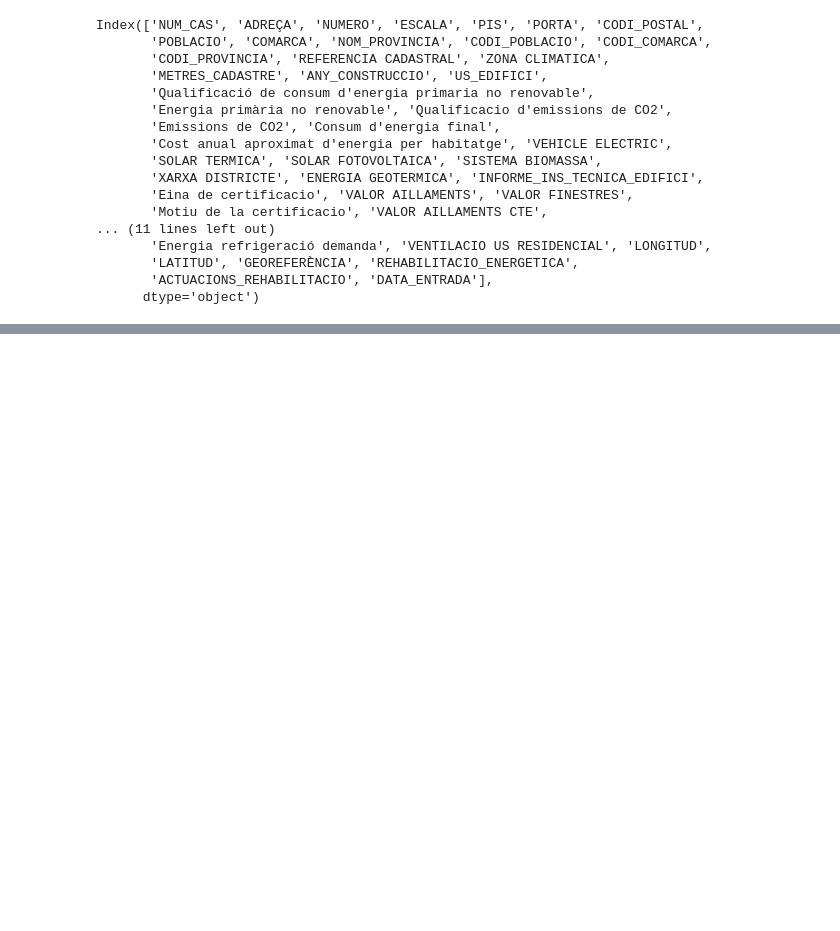
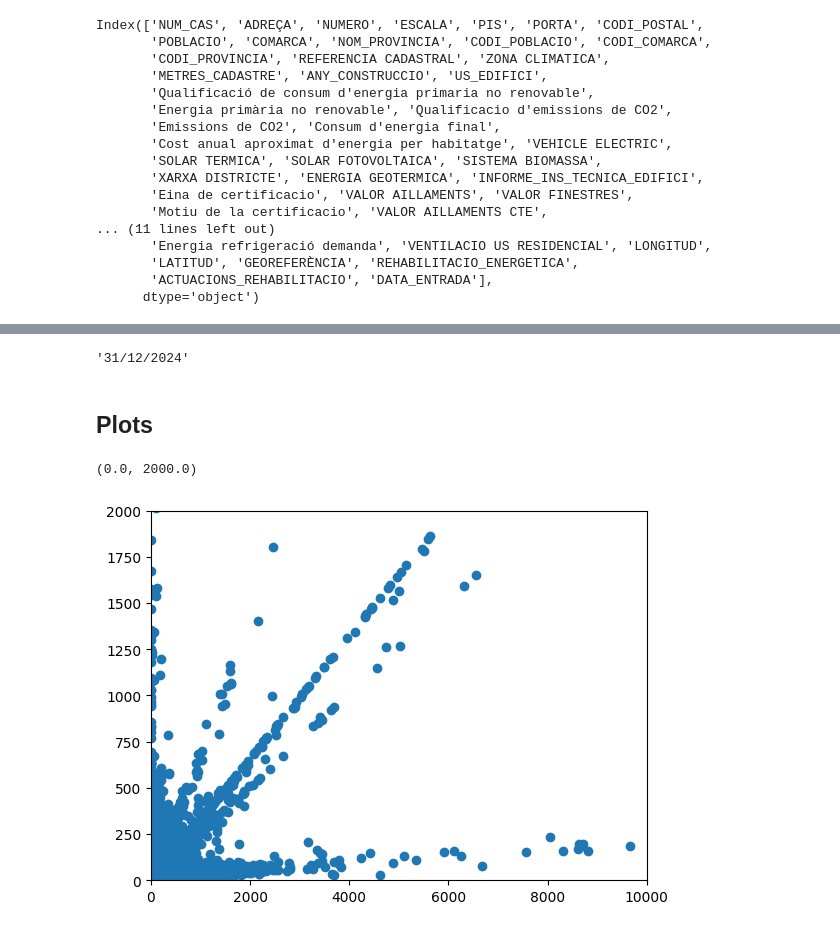
Before and after one commit to fndvit/mds-udg-viz-i-dgpcd-hackathon-25, a Jupyter notebook: nb/xabarins_overview.ipynb, the cells around one changed output, grey strips where cells are left out. Drawn from its saved outputs; the diff is of its cells as text; code cells hidden in the pictures; blank space fills up the shorter version.

```diff
--- a/nb/xabarins_overview.ipynb
+++ b/nb/xabarins_overview.ipynb
@@ -76,4 +77,4 @@ for column in df_big.columns:
     c_cleaned = normalize( 'NFC', c_cleaned)
     column_renames[column] = c_cleaned
 # %%
-df_big.rename(columns=column_renames)
+df_big = df_big.rename(columns=column_renames)
@@ -93,0 +103,13 @@ df_big.rename(columns=column_renames)
+# %%
+columns_selected = [
+    "num_cas",
+    "zona_climatica",
+    "metres_cadastre",
+    "qualificacio_de_consum_denergia_primaria_no_renovable",
+    "energia_primaria_no_renovable",
+    "qualificacio_demissions_de_co2",
+    "emissions_de_co2",
+    "consum_denergia_final"
+]
+# %%
+df_question_1 = df_big[columns_selected]
@@ -93,0 +144,13 @@ df_big.rename(columns=column_renames)
+# %%
+max(df_big["data_entrada"])
+# %% [output]
+'31/12/2024'
+# %% [markdown]
+## Plots
+# %%
+plt.scatter(df_question_1["consum_denergia_final"],df_question_1["emissions_de_co2"])
+plt.xlim(0,10000)
+plt.ylim(0,2000)
+# %% [output]
+(0.0, 2000.0)
+[figure, added]
```
Also changed, not shown: parts of 19 cells of this notebook.
